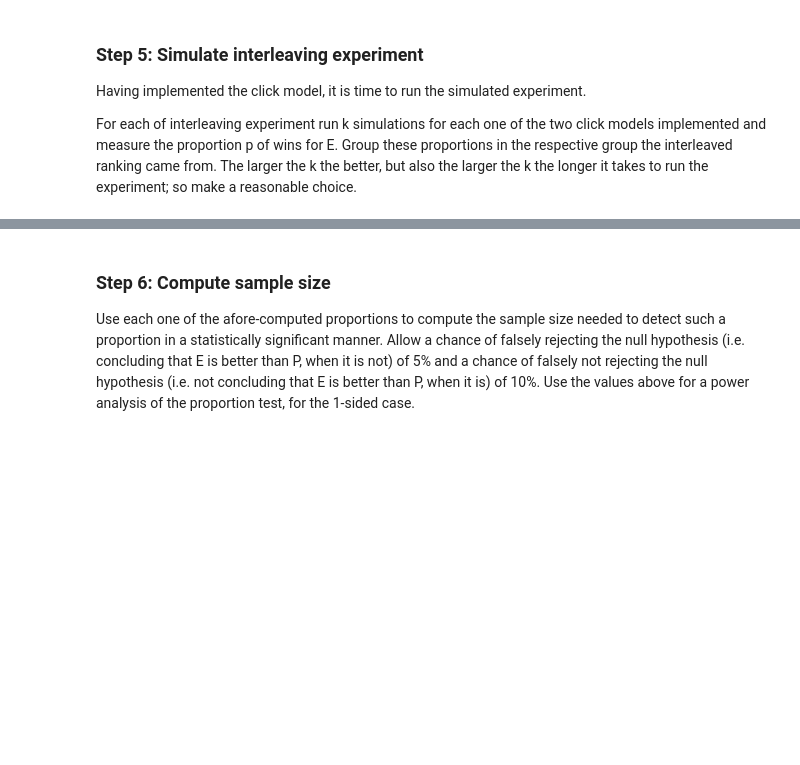
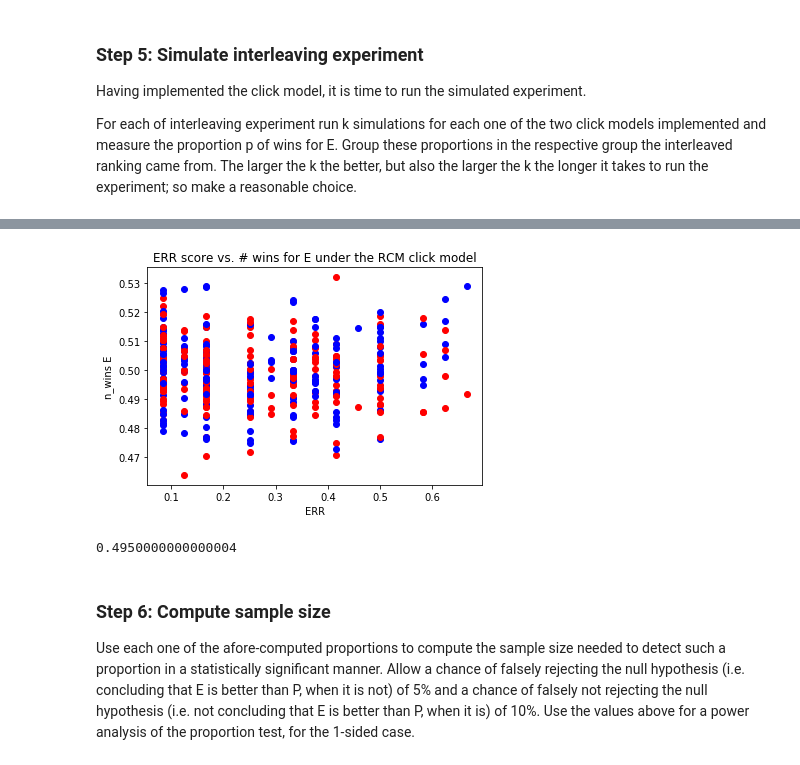
Before and after one commit to kimdebie/info_retrieval, a Jupyter notebook: 11077379_10440127_10772820_code.ipynb, the cells around one changed output, grey strips where cells are left out. Cells and saved outputs as stored; diff of their text form; code cells hidden in the pictures; blank space fills up the shorter version.

```diff
--- a/11077379_10440127_10772820_code.ipynb
+++ b/11077379_10440127_10772820_code.ipynb
@@ -212,8 +212,10 @@ class Interleaved:
         """
         self.pair = pair
         self.list = None
-        self.wins_team_draft = 0
-        self.wins_probabilistic = 0
+        self.wins_team_draft_pbm = 0
+        self.wins_probabilistic_pbm = 0
+        self.wins_team_draft_rcm = 0
+        self.wins_probabilistic_rcm = 0
 
     def team_draft(self):
         """
@@ -591,3 +620,15 @@ plt.show()
+# %%
+for i, interleaving in enumerate(interleavings):
+    plt.plot(interleaving.pair.delta_ERR, interleaving.wins_team_draft_rcm, 'ro')
+    plt.plot(interleaving.pair.delta_ERR, interleaving.wins_probabilistic_rcm, 'bo')
+
+plt.xlabel("ERR")
+plt.ylabel("n_wins E")
+plt.title("ERR score vs. # wins for E under the RCM click model")
+plt.show()
+# %% [output]
+[figure, added]
+0.4950000000000004
 # %% [markdown]
 ### Step 6: Compute sample size
 Use each one of the afore-computed proportions to compute the sample size needed to detect such a proportion in a statistically significant manner. Allow a chance of falsely rejecting the null hypothesis (i.e. concluding that E is better than P, when it is not) of 5% and a chance of falsely not rejecting the null hypothesis (i.e. not concluding that E is better than P, when it is) of 10%. Use the values above for a power analysis of the proportion test, for the 1-sided case.
```
Also changed, not shown: parts of 6 cells of this notebook.
